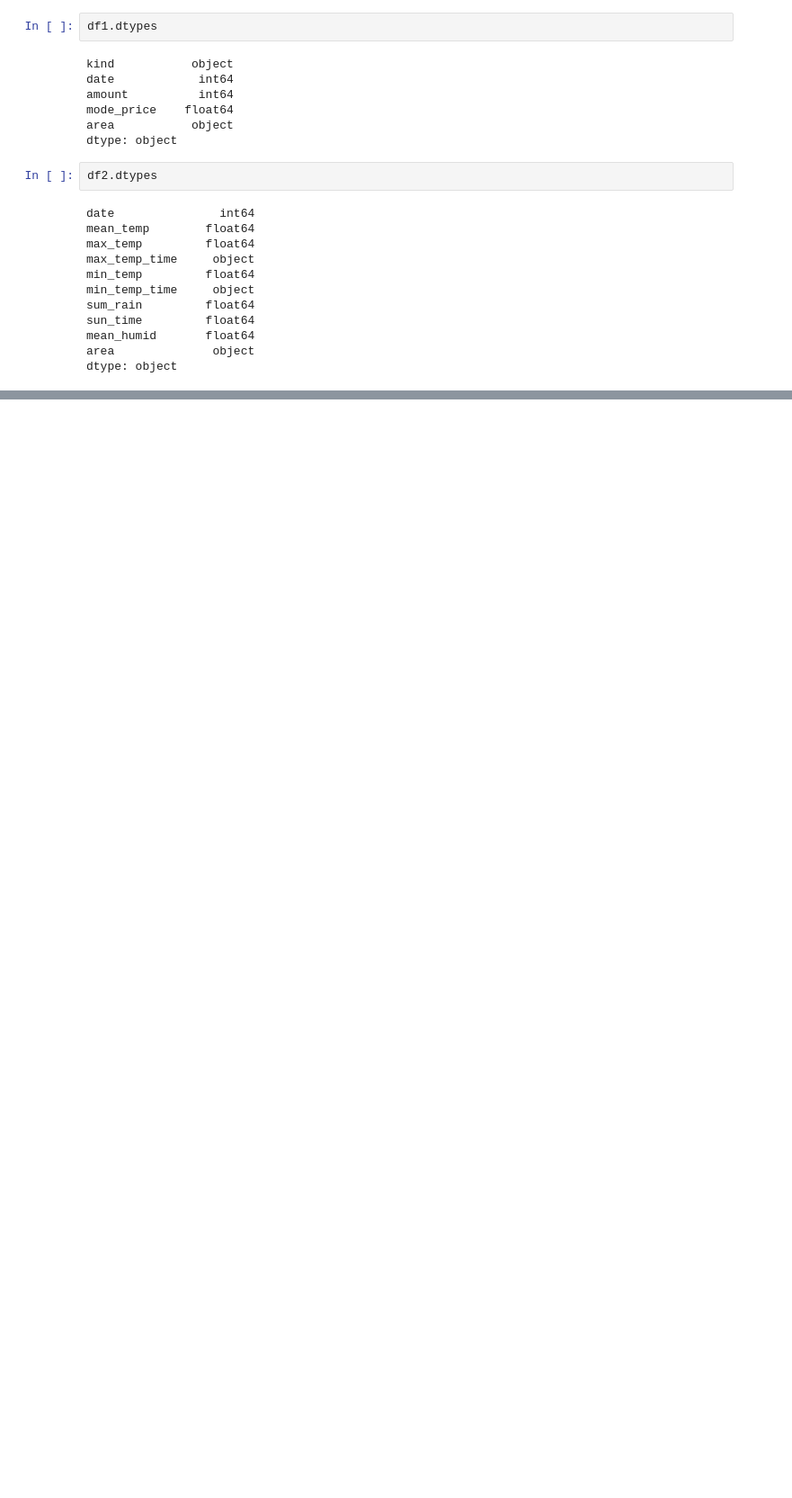
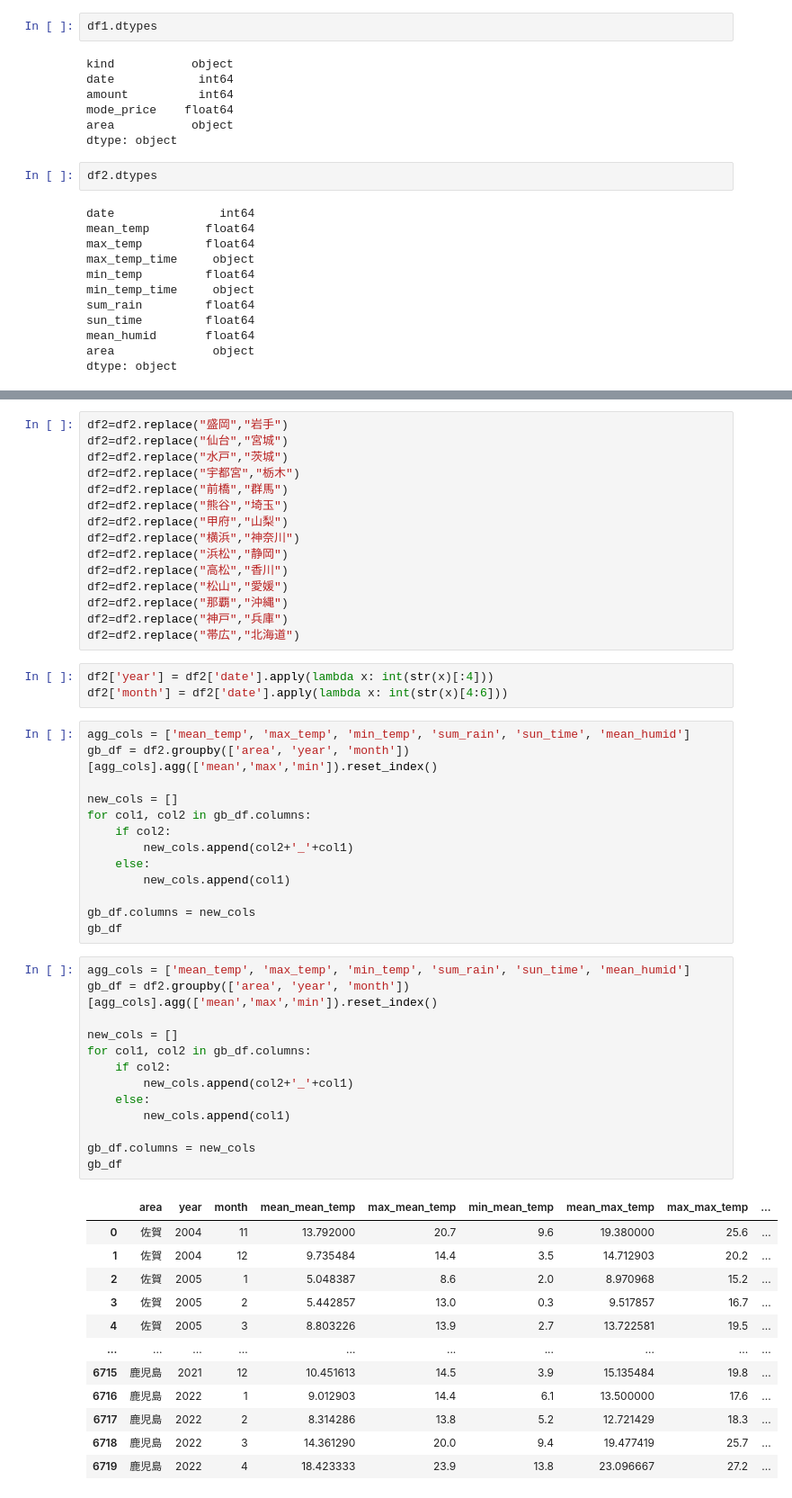
Before and after one commit to Oriolus0721/-, a Jupyter notebook: code/データ外観.ipynb, the cells around one changed output, grey strips where cells are left out. Shown: that part at 90% size. Saved outputs shown, nothing was run; the diff lists cells and outputs as text; blank space fills up the shorter version.

```diff
--- a/code/データ外観.ipynb
+++ b/code/データ外観.ipynb
@@ -124,0 +197,57 @@ dtype: object
+# %%
+df2=df2.replace("盛岡","岩手")
+df2=df2.replace("仙台","宮城")
+df2=df2.replace("水戸","茨城")
+df2=df2.replace("宇都宮","栃木")
+df2=df2.replace("前橋","群馬")
+df2=df2.replace("熊谷","埼玉")
+df2=df2.replace("甲府","山梨")
+df2=df2.replace("横浜","神奈川")
+df2=df2.replace("浜松","静岡")
+df2=df2.replace("高松","香川")
+df2=df2.replace("松山","愛媛")
+df2=df2.replace("那覇","沖縄")
+df2=df2.replace("神戸","兵庫")
+df2=df2.replace("帯広","北海道")
+# %%
+df2['year'] = df2['date'].apply(lambda x: int(str(x)[:4]))
+df2['month'] = df2['date'].apply(lambda x: int(str(x)[4:6]))
+# %%
+agg_cols = ['mean_temp', 'max_temp', 'min_temp', 'sum_rain', 'sun_time', 'mean_humid']
+gb_df = df2.groupby(['area', 'year', 'month'])[agg_cols].agg(['mean','max','min']).reset_index()
+
+new_cols = []
+for col1, col2 in gb_df.columns:
+    if col2:
+        new_cols.append(col2+'_'+col1)
+    else:
+        new_cols.append(col1)
+
+gb_df.columns = new_cols
+gb_df
+# %%
+agg_cols = ['mean_temp', 'max_temp', 'min_temp', 'sum_rain', 'sun_time', 'mean_humid']
+gb_df = df2.groupby(['area', 'year', 'month'])[agg_cols].agg(['mean','max','min']).reset_index()
+
+new_cols = []
+for col1, col2 in gb_df.columns:
+    if col2:
+        new_cols.append(col2+'_'+col1)
+    else:
+        new_cols.append(col1)
+
+gb_df.columns = new_cols
+gb_df
+# %% [output]
+|  | area | year | month | mean_mean_temp | max_mean_temp | min_mean_temp | mean_max_temp | max_max_temp | ... |
+| 0 | 佐賀 | 2004 | 11 | 13.792000 | 20.7 | 9.6 | 19.380000 | 25.6 | ... |
+| 1 | 佐賀 | 2004 | 12 | 9.735484 | 14.4 | 3.5 | 14.712903 | 20.2 | ... |
+| 2 | 佐賀 | 2005 | 1 | 5.048387 | 8.6 | 2.0 | 8.970968 | 15.2 | ... |
+| 3 | 佐賀 | 2005 | 2 | 5.442857 | 13.0 | 0.3 | 9.517857 | 16.7 | ... |
+| 4 | 佐賀 | 2005 | 3 | 8.803226 | 13.9 | 2.7 | 13.722581 | 19.5 | ... |
+| ... | ... | ... | ... | ... | ... | ... | ... | ... | ... |
+| 6715 | 鹿児島 | 2021 | 12 | 10.451613 | 14.5 | 3.9 | 15.135484 | 19.8 | ... |
+| 6716 | 鹿児島 | 2022 | 1 | 9.012903 | 14.4 | 6.1 | 13.500000 | 17.6 | ... |
+| 6717 | 鹿児島 | 2022 | 2 | 8.314286 | 13.8 | 5.2 | 12.721429 | 18.3 | ... |
+| 6718 | 鹿児島 | 2022 | 3 | 14.361290 | 20.0 | 9.4 | 19.477419 | 25.7 | ... |
+| 6719 | 鹿児島 | 2022 | 4 | 18.423333 | 23.9 | 13.8 | 23.096667 | 27.2 | ... |
```
Also changed, not shown: parts of 8 cells of this notebook.
